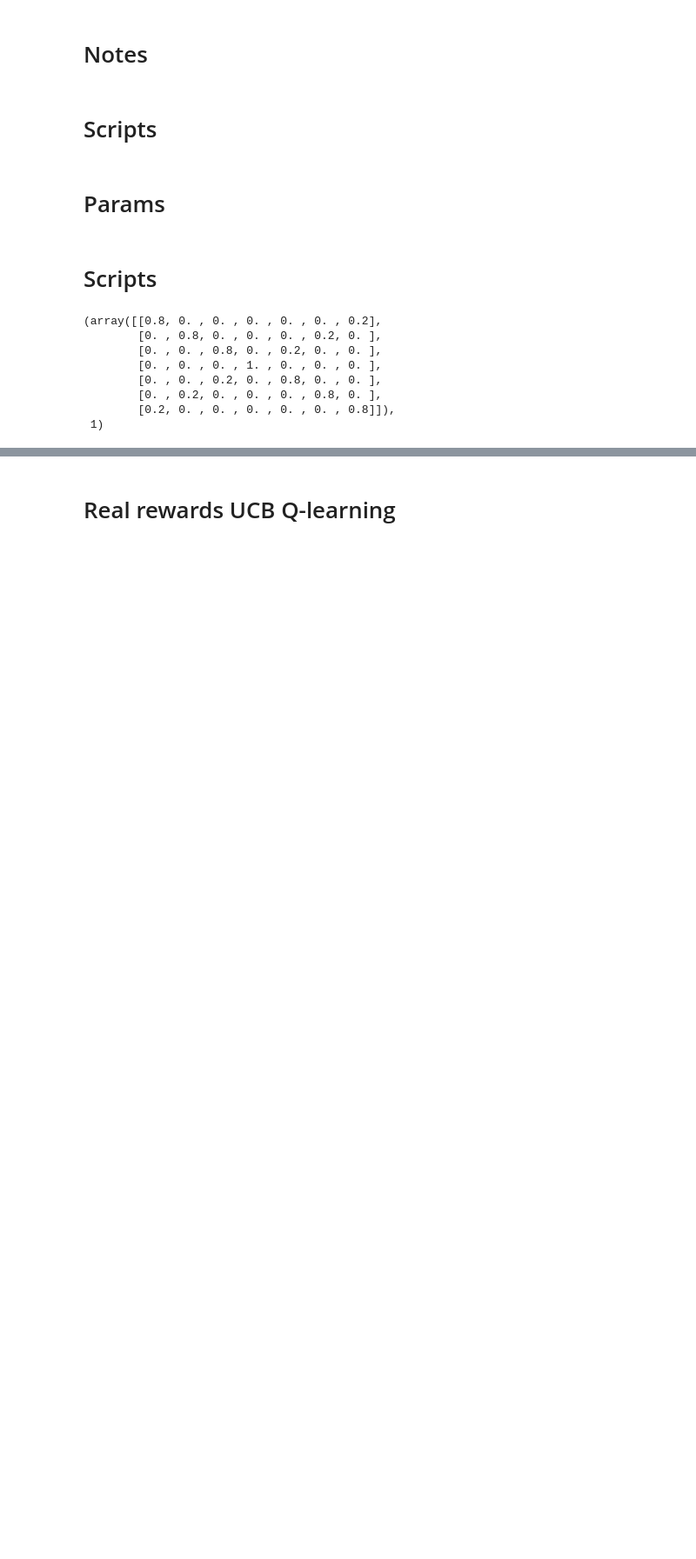
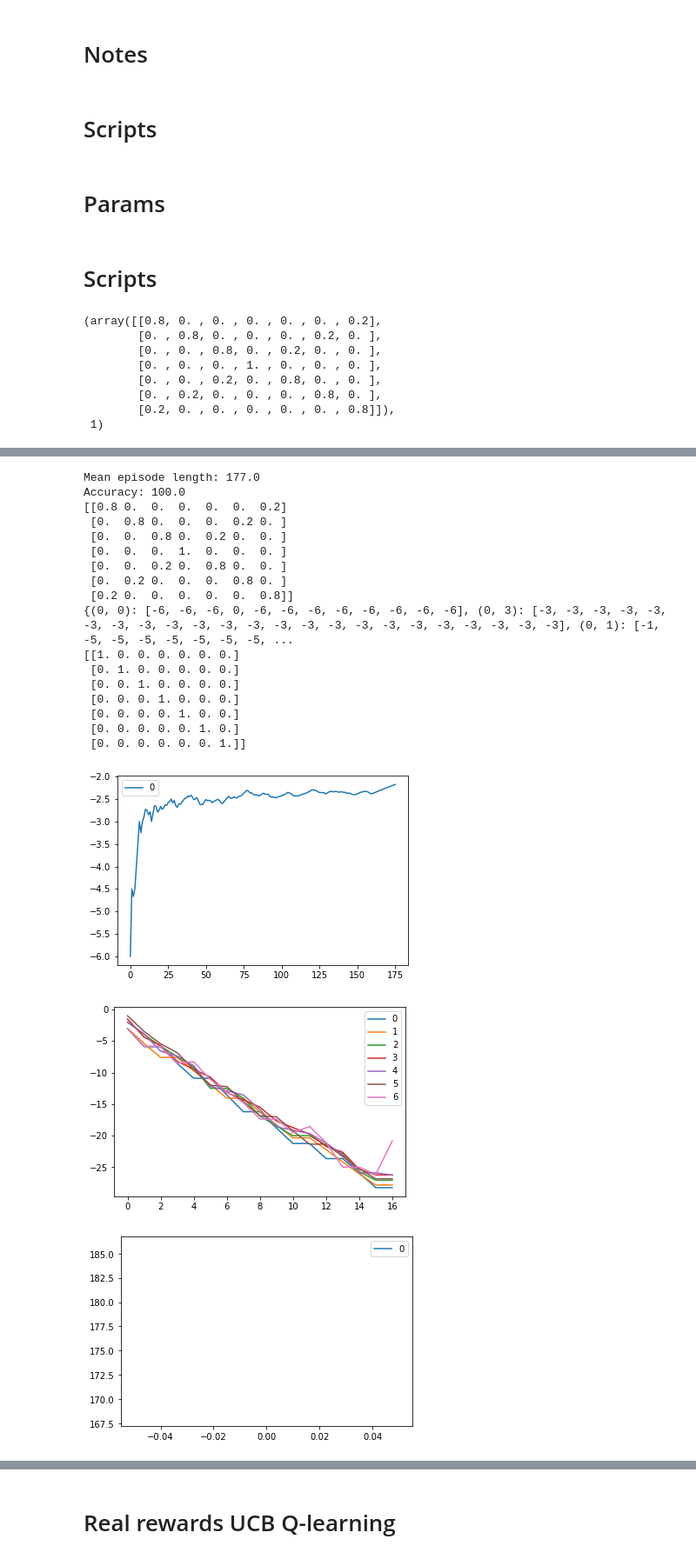
Before and after one commit to lukasgehrke/2022-CHI-neuroadaptive-haptics, a Jupyter notebook: run_experiment_notebook_stateless.ipynb, the cells around one changed output, grey strips where cells are left out. Shown at 87% size. Saved outputs shown, nothing was run; the diff lists cells and outputs as text; code cells hidden in the pictures; blank space fills up the shorter version.

```diff
--- a/run_experiment_notebook_stateless.ipynb
+++ b/run_experiment_notebook_stateless.ipynb
@@ -556,0 +422,34 @@ TypeError: __init__() got an unexpected keyword argument 'num_states'
+# %%
+from modified_pendulum_processor import ModifiedPendulumProcessor
+
+post_processor = ModifiedPendulumProcessor(surrogate=False)
+
+def adjust_rewards_noisy(reward, state, action):
+    observation, reward, done, info = post_processor.process_step(state, reward, None, None, action)
+    return reward
+
+plot_mean_q_values(adjust_rewards_noisy)
+print(post_processor.cmat)
+print(post_processor.r_sets)
+print(np.around(post_processor.C, decimals=4))
+# %% [output]
+Mean episode length: 177.0
+Accuracy: 100.0
+[[0.8 0.  0.  0.  0.  0.  0.2]
+ [0.  0.8 0.  0.  0.  0.2 0. ]
+ [0.  0.  0.8 0.  0.2 0.  0. ]
+ [0.  0.  0.  1.  0.  0.  0. ]
+ [0.  0.  0.2 0.  0.8 0.  0. ]
+ [0.  0.2 0.  0.  0.  0.8 0. ]
+ [0.2 0.  0.  0.  0.  0.  0.8]]
+{(0, 0): [-6, -6, -6, 0, -6, -6, -6, -6, -6, -6, -6, -6], (0, 3): [-3, -3, -3, -3, -3, -3, -3, -3, -3, -3, -3, -3, -3, -3, -3, -3, -3, -3, -3, -3, -3, -3, -3], (0, 1): [-1, -5, -5, -5, -5, -5, -5, -5, ...
+[[1. 0. 0. 0. 0. 0. 0.]
+ [0. 1. 0. 0. 0. 0. 0.]
+ [0. 0. 1. 0. 0. 0. 0.]
+ [0. 0. 0. 1. 0. 0. 0.]
+ [0. 0. 0. 0. 1. 0. 0.]
+ [0. 0. 0. 0. 0. 1. 0.]
+ [0. 0. 0. 0. 0. 0. 1.]]
+[figure, added]
+[figure, added]
+[figure, added]
```
Also changed, not shown: parts of 16 cells of this notebook, 1 other file.
